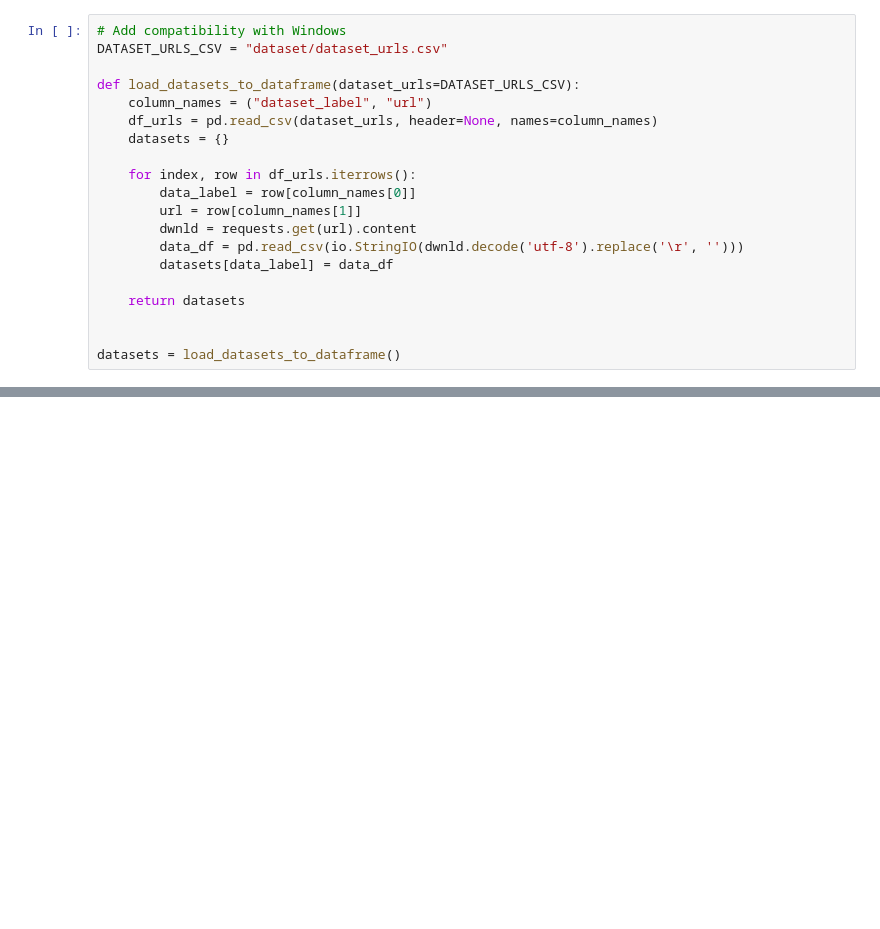
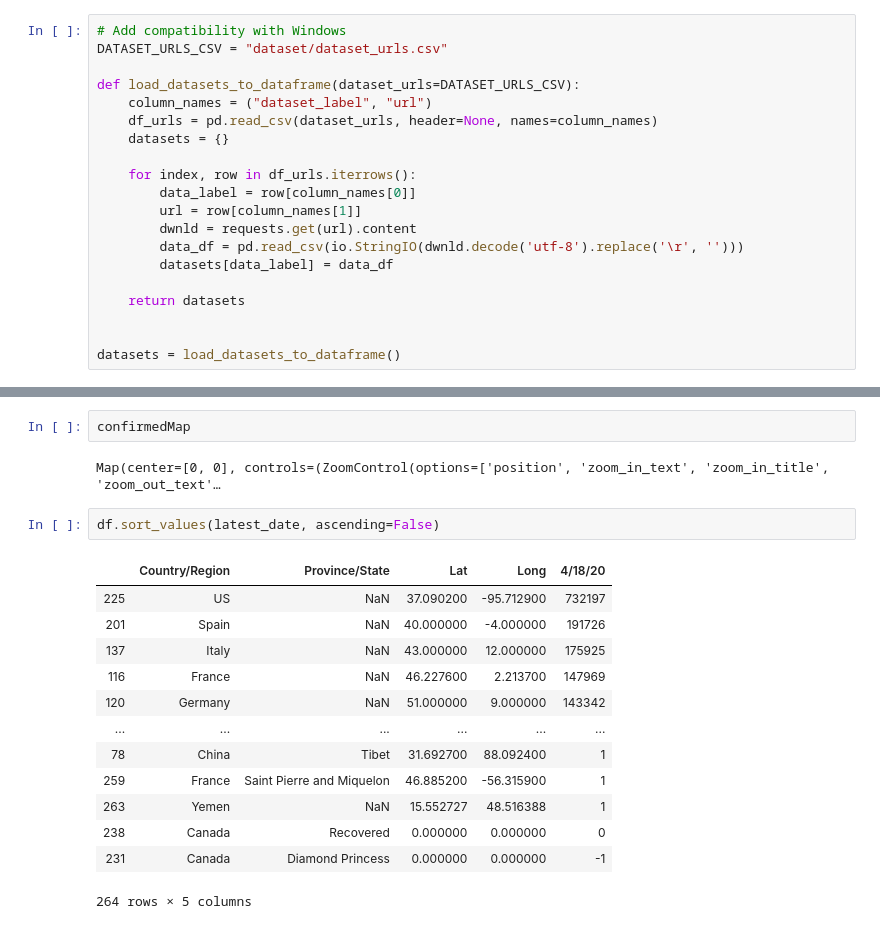
Before and after one commit to Ccamm/coronavirus_network, a Jupyter notebook: coronavirus_network.ipynb, the cells around one changed output, grey strips where cells are left out. Drawn from its saved outputs; the diff is of its cells as text; blank space fills up the shorter version.

```diff
--- a/coronavirus_network.ipynb
+++ b/coronavirus_network.ipynb
@@ -57,0 +178,20 @@ datasets['deaths']
+# %%
+confirmedMap
+# %% [output]
+Map(center=[0, 0], controls=(ZoomControl(options=['position', 'zoom_in_text', 'zoom_in_title', 'zoom_out_text'…
+# %%
+df.sort_values(latest_date, ascending=False)
+# %% [output]
+|  | Country/Region | Province/State | Lat | Long | 4/18/20 |
+| 225 | US | NaN | 37.090200 | -95.712900 | 732197 |
+| 201 | Spain | NaN | 40.000000 | -4.000000 | 191726 |
+| 137 | Italy | NaN | 43.000000 | 12.000000 | 175925 |
+| 116 | France | NaN | 46.227600 | 2.213700 | 147969 |
+| 120 | Germany | NaN | 51.000000 | 9.000000 | 143342 |
+| ... | ... | ... | ... | ... | ... |
+| 78 | China | Tibet | 31.692700 | 88.092400 | 1 |
+| 259 | France | Saint Pierre and Miquelon | 46.885200 | -56.315900 | 1 |
+| 263 | Yemen | NaN | 15.552727 | 48.516388 | 1 |
+| 238 | Canada | Recovered | 0.000000 | 0.000000 | 0 |
+| 231 | Canada | Diamond Princess | 0.000000 | 0.000000 | -1 |
+264 rows × 5 columns
```
Also changed, not shown: parts of 15 cells of this notebook.
